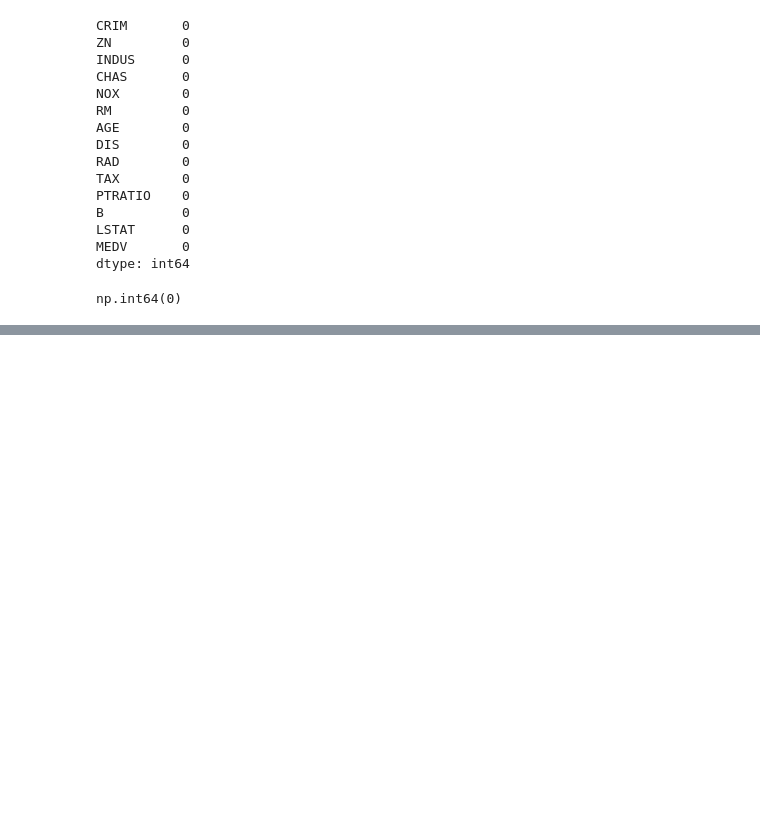
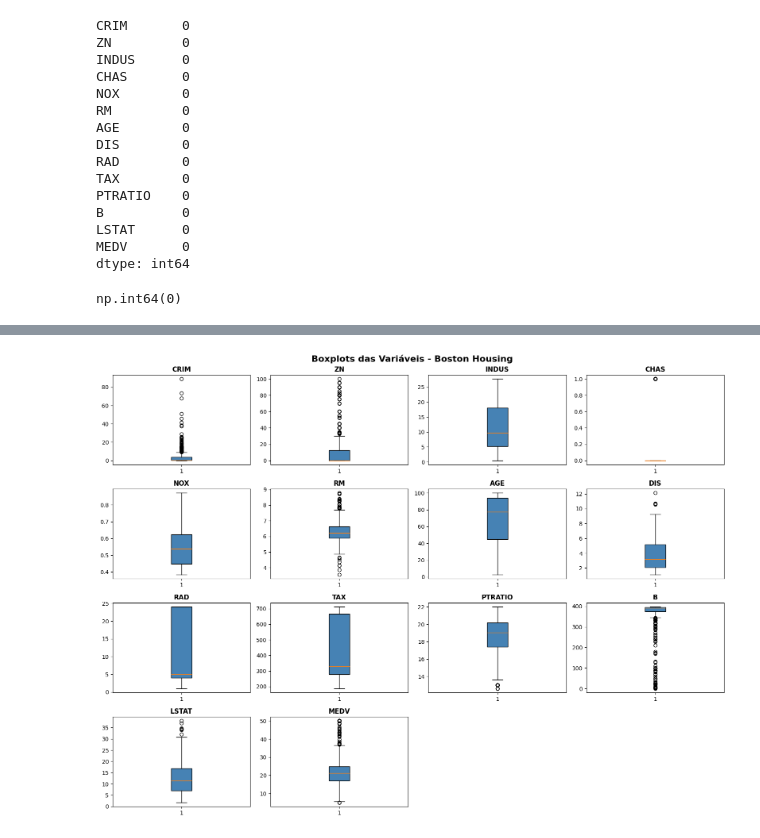
Before and after one commit to NatachaZhang/projeto-cdg-grupo7, a Jupyter notebook: notebooks/1.0_eda_limpeza.ipynb, the cells around one changed output, grey strips where cells are left out. Saved outputs shown, nothing was run; the diff lists cells and outputs as text; code cells hidden in the pictures; blank space fills up the shorter version.

```diff
--- a/notebooks/1.0_eda_limpeza.ipynb
+++ b/notebooks/1.0_eda_limpeza.ipynb
@@ -84,0 +97,19 @@ np.int64(0)
+# %%
+# BOXPLOTS
+fig, axes = plt.subplots(4, 4, figsize=(16, 12))
+axes = axes.flatten()
+
+for i, var in enumerate(df.columns):
+    axes[i].boxplot(df[var], patch_artist=True,
+                    boxprops=dict(facecolor='steelblue', color='black'))
+    axes[i].set_title(var, fontweight='bold')
+
+for j in range(i+1, len(axes)):
+    axes[j].set_visible(False)
+
+plt.suptitle('Boxplots das Variáveis - Boston Housing', fontsize=16, fontweight='bold')
+plt.tight_layout()
+plt.savefig('boxplots.png')
+plt.show()
+# %% [output]
+[figure, added]
```
Also changed, not shown: parts of 4 cells of this notebook.
